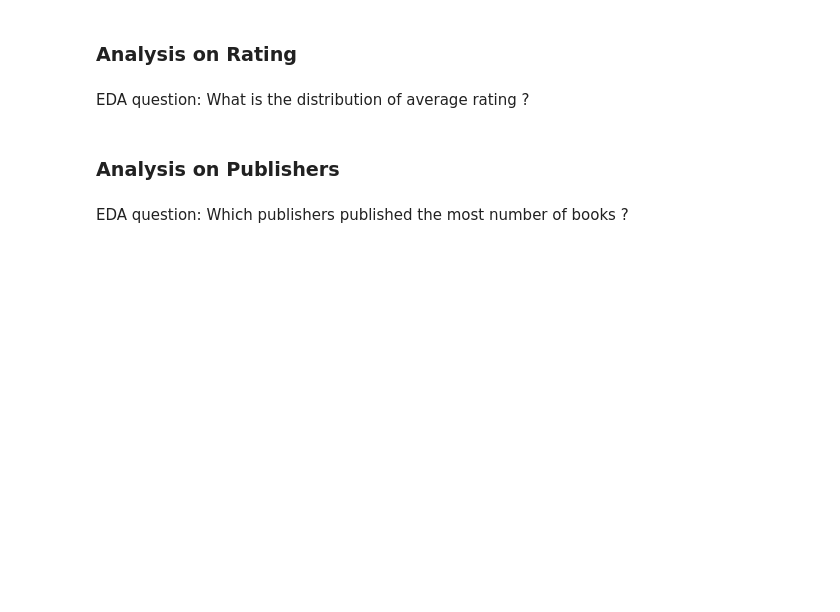
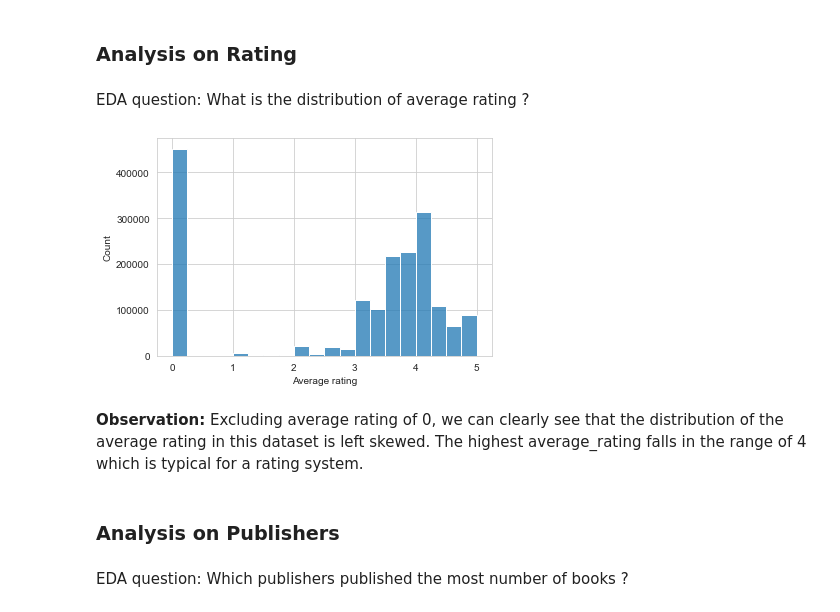
Before and after one commit to raydiwill/goodreads-portfolio, a Jupyter notebook: EDA.ipynb, the cells around one changed output. Cells and saved outputs as stored; diff of their text form; code cells hidden in the pictures; blank space fills up the shorter version.

```diff
--- a/EDA.ipynb
+++ b/EDA.ipynb
@@ -537,6 +549,14 @@ EDA question: Who is the most popular author based on rating?
 ### Analysis on Rating
 # %% [markdown]
 EDA question: What is the distribution of average rating ?
+# %%
+sns.histplot(book_df.Average_rating, bins=20)
+plt.xlabel("Average rating")
+plt.show()
+# %% [output]
+[figure, added]
+# %% [markdown]
+**Observation:** Excluding average rating of 0, we can clearly see that the distribution of the average rating in this dataset is left skewed. The highest average_rating falls in the range of 4 which is typical for a rating system.
 # %% [markdown]
 ### Analysis on Publishers
 # %% [markdown]
```
Also changed, not shown: parts of 23 cells of this notebook.
